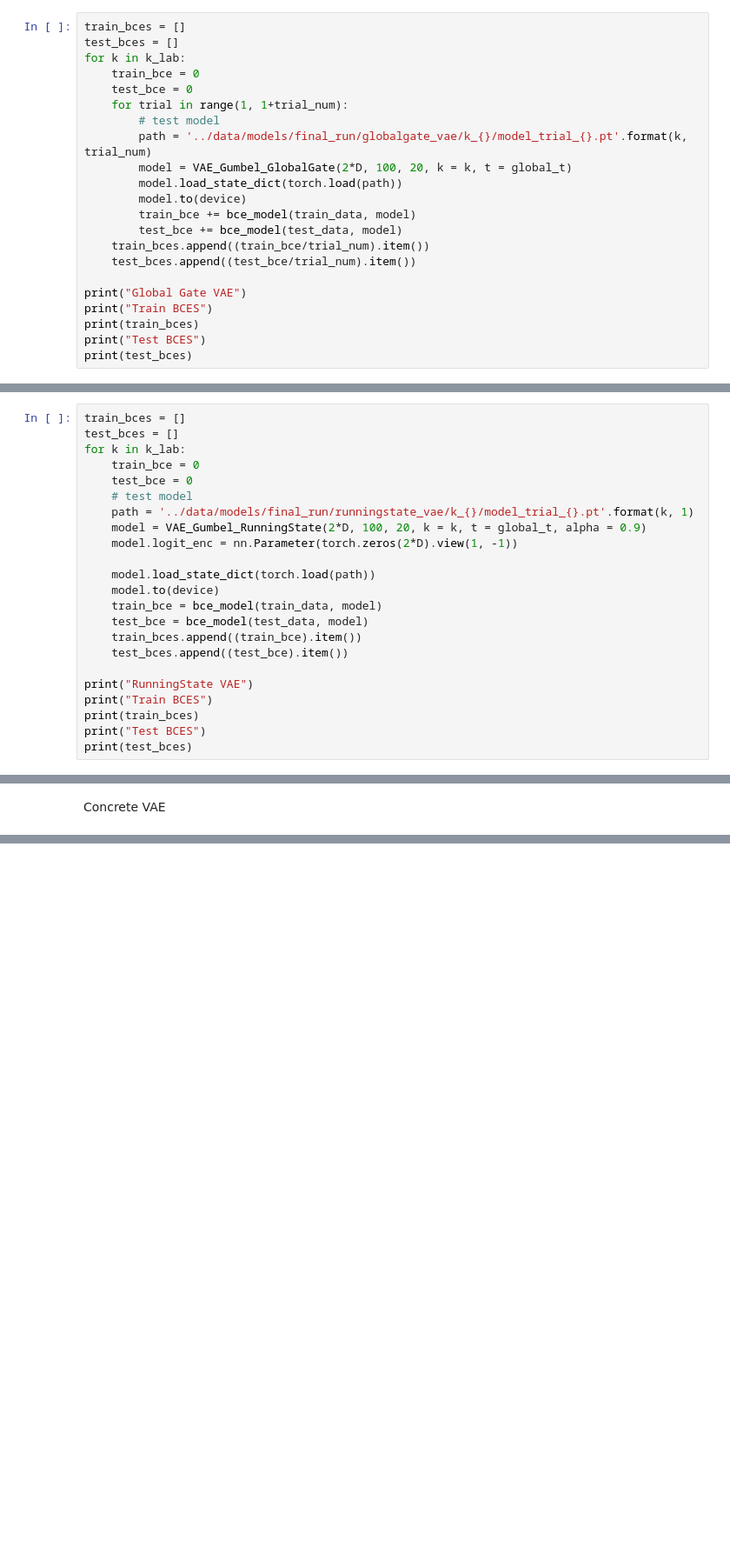
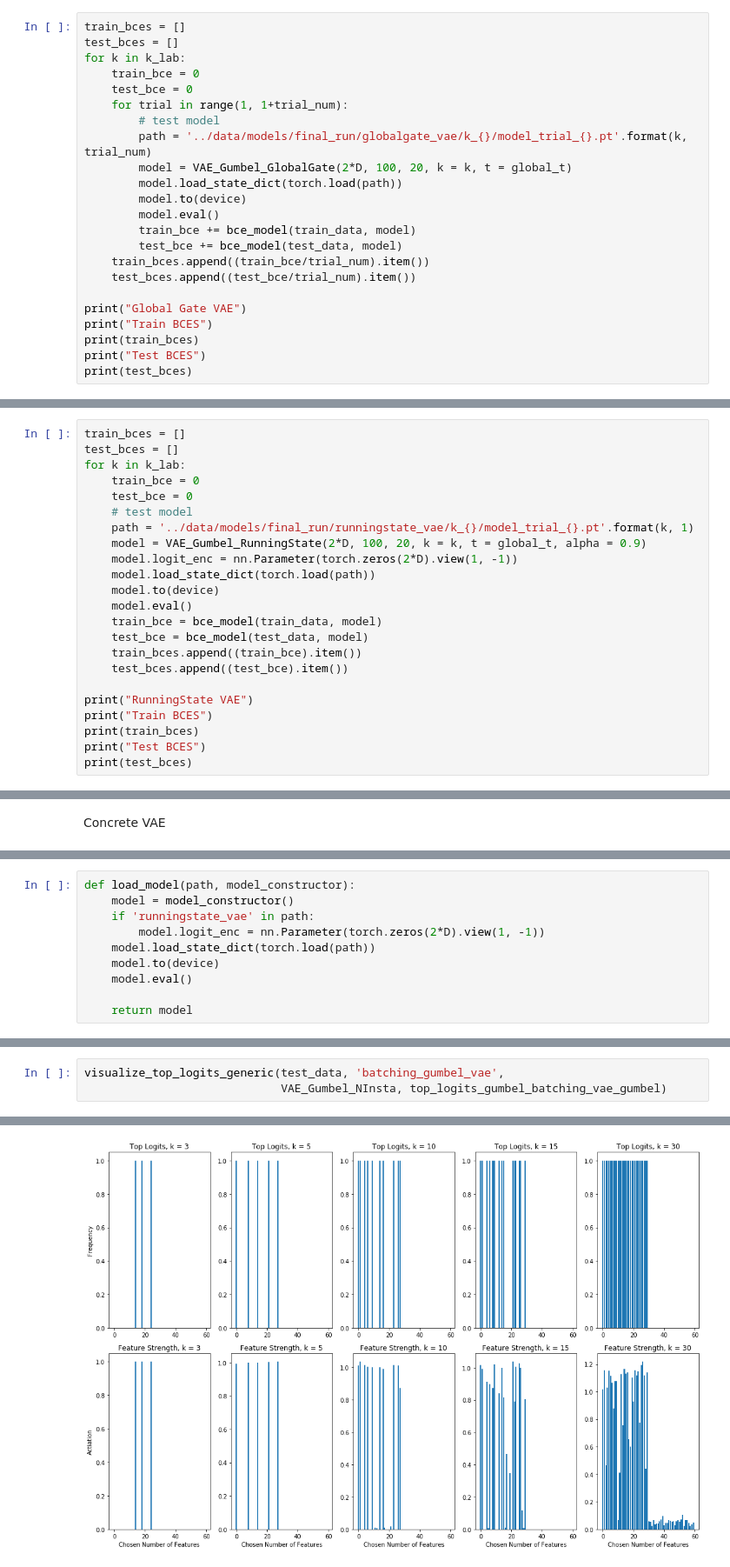
Before and after one commit to beelze-b/Differentiable-Sparse-Subset-Selection, a Jupyter notebook: notebooks/14_Visualization.ipynb, the cells around one changed output, grey strips where cells are left out. Shown at 87% size. Cells and saved outputs as stored; diff of their text form; blank space fills up the shorter version.

```diff
--- a/notebooks/14_Visualization.ipynb
+++ b/notebooks/14_Visualization.ipynb
@@ -519,6 +477,7 @@ for k in k_lab:
         model = VAE_Gumbel_GlobalGate(2*D, 100, 20, k = k, t = global_t)
         model.load_state_dict(torch.load(path))
         model.to(device)
+        model.eval()
         train_bce += bce_model(train_data, model)
         test_bce += bce_model(test_data, model)
     train_bces.append((train_bce/trial_num).item())
@@ -559,9 +518,9 @@ for k in k_lab:
     path = '../data/models/final_run/runningstate_vae/k_{}/model_trial_{}.pt'.format(k, 1)
     model = VAE_Gumbel_RunningState(2*D, 100, 20, k = k, t = global_t, alpha = 0.9)
     model.logit_enc = nn.Parameter(torch.zeros(2*D).view(1, -1))
-
     model.load_state_dict(torch.load(path))
     model.to(device)
+    model.eval()
     train_bce = bce_model(train_data, model)
     test_bce = bce_model(test_data, model)
     train_bces.append((train_bce).item())
@@ -621 +598,11 @@ Look at Top Logits and Top Subsets of Each Method
+# %%
+def load_model(path, model_constructor):
+    model = model_constructor()
+    if 'runningstate_vae' in path:
+        model.logit_enc = nn.Parameter(torch.zeros(2*D).view(1, -1))
+    model.load_state_dict(torch.load(path))
+    model.to(device)
+    model.eval()
+
+    return model
 # %%
@@ -642,0 +660,4 @@ def visualize_top_vanilla_vae_gumbel():
+# %%
+visualize_top_logits_generic(test_data, 'batching_gumbel_vae',
+                             VAE_Gumbel_NInsta, top_logits_gumbel_batching_vae_gumbel)
+# %% [output]
@@ -642,0 +665 @@ def visualize_top_vanilla_vae_gumbel():
+[figure, added]
```
Also changed, not shown: parts of 38 cells of this notebook.
